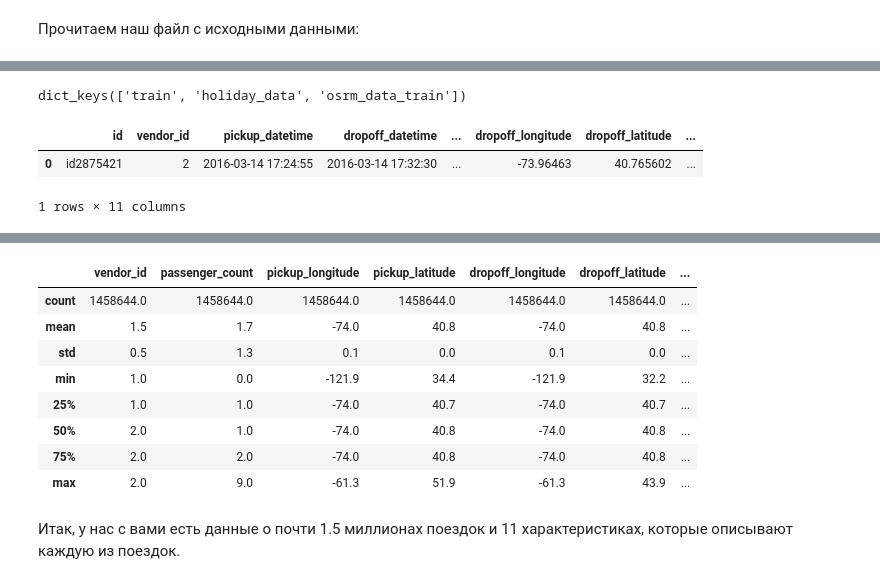
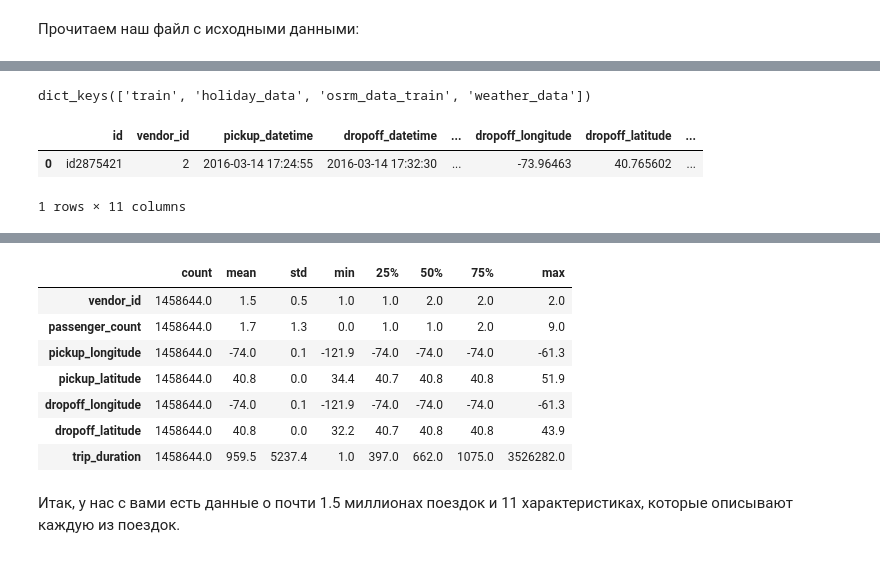
Before and after one commit to Alex1iv/Trip_optimization, a Jupyter notebook: notebooks/Project-5.ipynb, the cells around one changed output, grey strips where cells are left out. Saved outputs shown, nothing was run; the diff lists cells and outputs as text; code cells hidden in the pictures.

```diff
--- a/notebooks/Project-5.ipynb
+++ b/notebooks/Project-5.ipynb
@@ -84,16 +84,16 @@ for archive in os.listdir(config.data_dir):
                 else:
                     mounts[f"{file[:-4]}".format(file)] = pd.read_csv(myzip.open(file), sep=';')
     else:
-        with ZipFile(os.path.join(config.data_dir, 'osrm_data_train.zip')) as myzip:
+        with ZipFile(os.path.join(config.data_dir, archive)) as myzip:
             for file in myzip.namelist():
-                mounts['osrm_data_train'] = pd.read_csv(myzip.open(file))[\
-                    ['id', 'total_distance', 'total_travel_time', 'number_of_steps']]
+                mounts[f"{file[:-4]}".format(file)] =  pd.read_csv(myzip.open(file))
 
 print(mounts.keys())
 data = mounts['train']
+mounts['osrm_data_train'] = mounts['osrm_data_train'][['id', 'total_distance', 'total_travel_time', 'number_of_steps']]
 data.head(1)
 # %% [output]
-dict_keys(['train', 'holiday_data', 'osrm_data_train'])
+dict_keys(['train', 'holiday_data', 'osrm_data_train', 'weather_data'])
 |  | id | vendor_id | pickup_datetime | dropoff_datetime | ... | dropoff_longitude | dropoff_latitude | ... |
 | 0 | id2875421 | 2 | 2016-03-14 17:24:55 | 2016-03-14 17:32:30 | ... | -73.96463 | 40.765602 | ... |
 1 rows × 11 columns
@@ -121,17 +121,16 @@ Data columns (total 11 columns):
 dtypes: float64(4), int64(3), object(4)
 memory usage: 122.4+ MB
 # %%
-data.describe().round(1)
+data.describe().round(1).T
 # %% [output]
-|  | vendor_id | passenger_count | pickup_longitude | pickup_latitude | dropoff_longitude | dropoff_latitude | ... |
-| count | 1458644.0 | 1458644.0 | 1458644.0 | 1458644.0 | 1458644.0 | 1458644.0 | ... |
-| mean | 1.5 | 1.7 | -74.0 | 40.8 | -74.0 | 40.8 | ... |
-| std | 0.5 | 1.3 | 0.1 | 0.0 | 0.1 | 0.0 | ... |
-| min | 1.0 | 0.0 | -121.9 | 34.4 | -121.9 | 32.2 | ... |
-| 25% | 1.0 | 1.0 | -74.0 | 40.7 | -74.0 | 40.7 | ... |
-| 50% | 2.0 | 1.0 | -74.0 | 40.8 | -74.0 | 40.8 | ... |
-| 75% | 2.0 | 2.0 | -74.0 | 40.8 | -74.0 | 40.8 | ... |
-| max | 2.0 | 9.0 | -61.3 | 51.9 | -61.3 | 43.9 | ... |
+|  | count | mean | std | min | 25% | 50% | 75% | max |
+| vendor_id | 1458644.0 | 1.5 | 0.5 | 1.0 | 1.0 | 2.0 | 2.0 | 2.0 |
+| passenger_count | 1458644.0 | 1.7 | 1.3 | 0.0 | 1.0 | 1.0 | 2.0 | 9.0 |
+| pickup_longitude | 1458644.0 | -74.0 | 0.1 | -121.9 | -74.0 | -74.0 | -74.0 | -61.3 |
+| pickup_latitude | 1458644.0 | 40.8 | 0.0 | 34.4 | 40.7 | 40.8 | 40.8 | 51.9 |
+| dropoff_longitude | 1458644.0 | -74.0 | 0.1 | -121.9 | -74.0 | -74.0 | -74.0 | -61.3 |
+| dropoff_latitude | 1458644.0 | 40.8 | 0.0 | 32.2 | 40.7 | 40.8 | 40.8 | 43.9 |
+| trip_duration | 1458644.0 | 959.5 | 5237.4 | 1.0 | 397.0 | 662.0 | 1075.0 | 3526282.0 |
 # %% [markdown]
 Итак, у нас с вами есть данные о почти 1.5 миллионах поездок и 11 характеристиках, которые описывают каждую из поездок.
 # %% [markdown]
```
Also changed, not shown: parts of 12 cells of this notebook.
